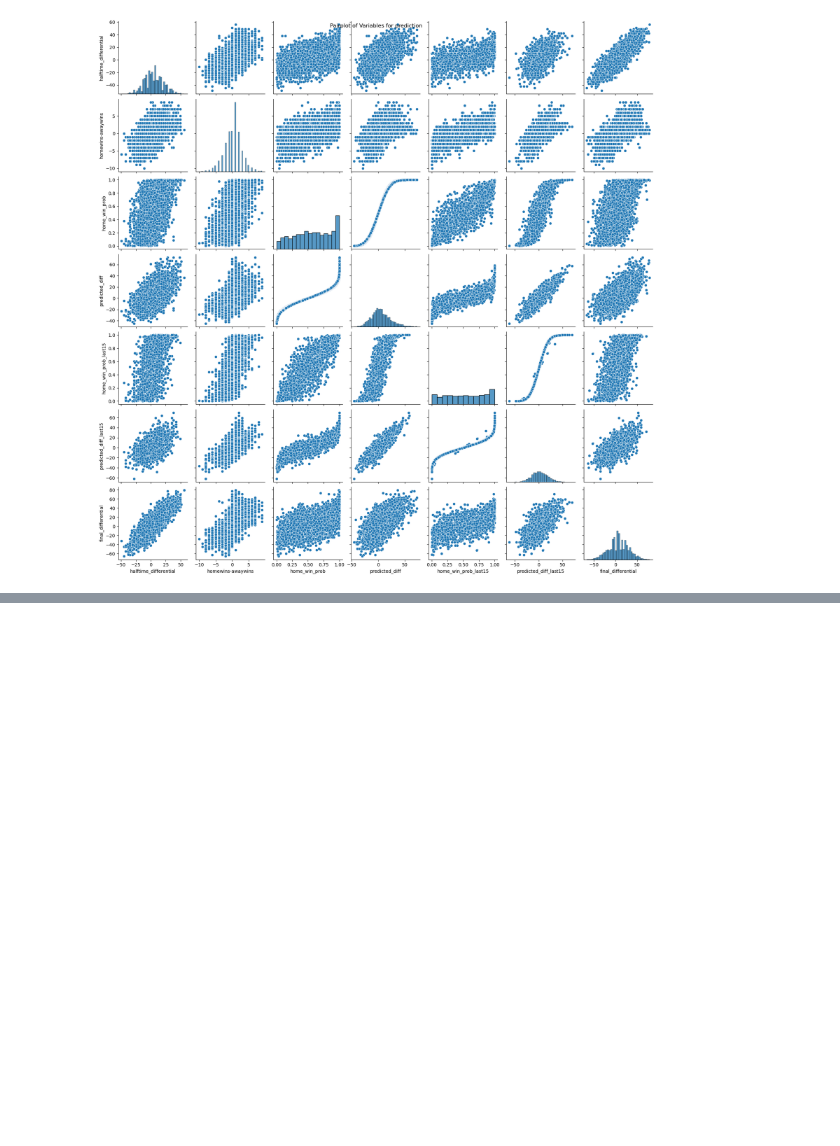
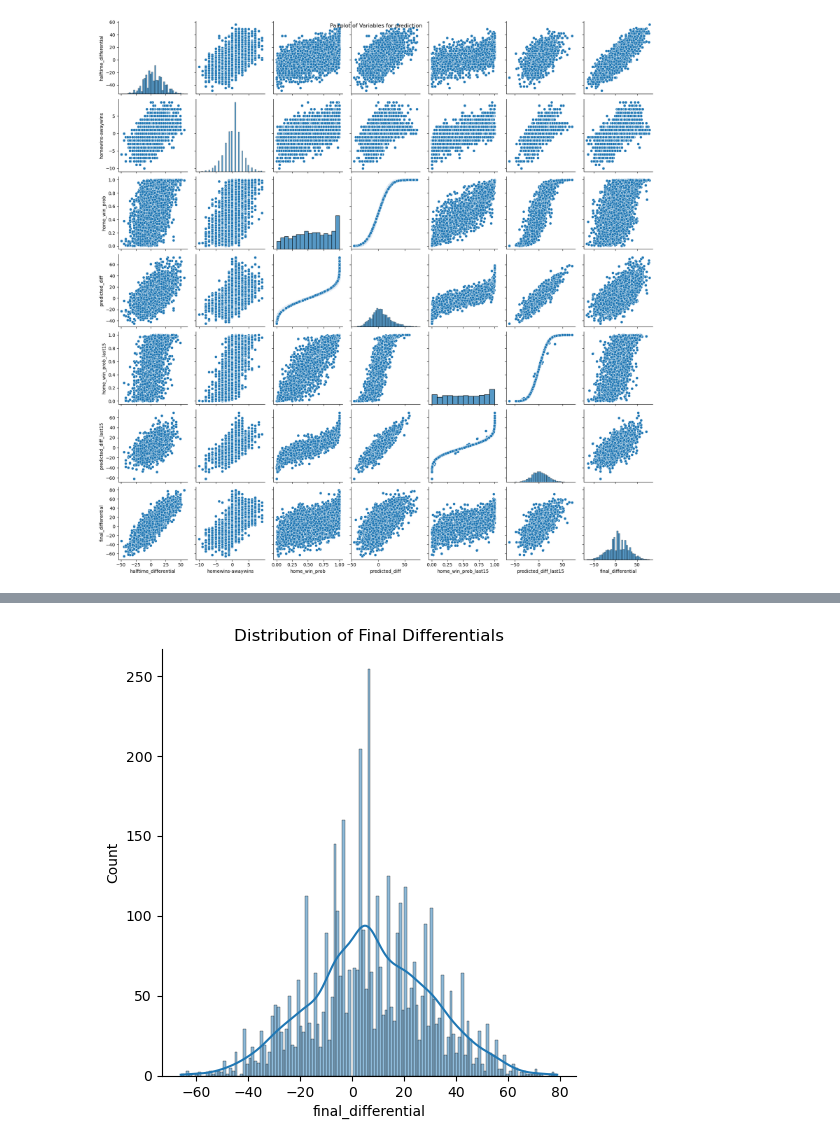
Before and after one commit to csthomps/s386-project, a Jupyter notebook: visualization.ipynb, the cells around one changed output, grey strips where cells are left out. Drawn from its saved outputs; the diff is of its cells as text; code cells hidden in the pictures; blank space fills up the shorter version.

```diff
--- a/visualization.ipynb
+++ b/visualization.ipynb
@@ -35,0 +23,8 @@ football[['halftime_differential','homewins-awaywins','home_win_prob','predicted
+# %%
+
+sns.displot(data=football,x='final_differential',
+            bins=len(football['final_differential'].unique()),kde=True)
+plt.title('Distribution of Final Differentials')
+plt.savefig('figures/final_diff_dist.jpeg')
+# %% [output]
+[figure, added]
```
Also changed, not shown: parts of 7 cells of this notebook, 7 other files.
